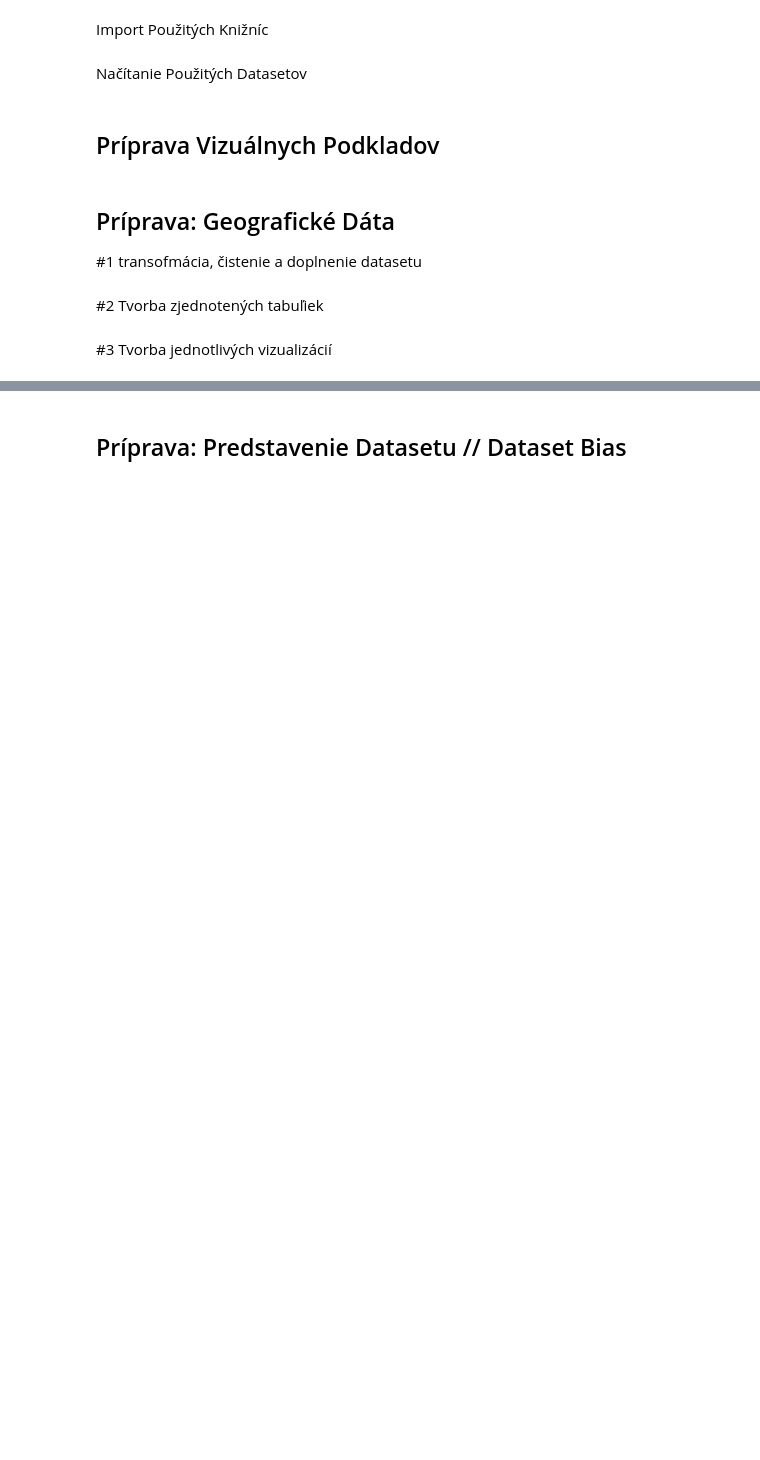
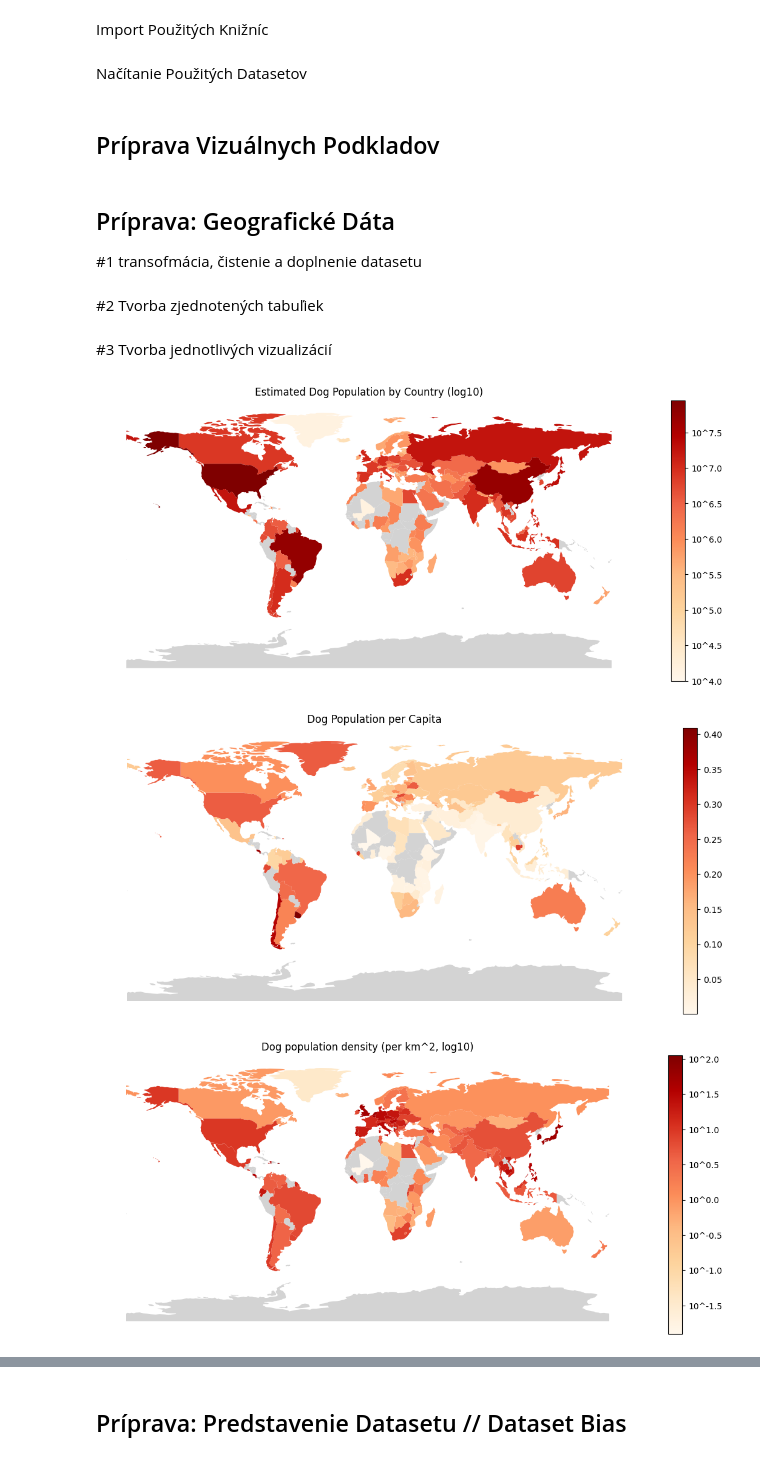
Before and after one commit to Retr-1/AnalyzaPsy, a Jupyter notebook: version.0.1.ipynb, the cells around one changed output, grey strips where cells are left out. Saved outputs shown, nothing was run; the diff lists cells and outputs as text; code cells hidden in the pictures; blank space fills up the shorter version.

```diff
--- a/version.0.1.ipynb
+++ b/version.0.1.ipynb
@@ -79,10 +79,13 @@ population_data['Country'] = population_data['Country'].replace(country_name_fix
 #Tvorba zjednotenej tabulky
 full_table = geografical_data.merge(population_data, on='Country', how='left')
 full_table['Dog Population per Capita'] = full_table['Estimated Dog Population'] / full_table['Population 2024']
+full_table["Area"] = pd.to_numeric(full_table['Area (km2)'].str.replace(r'K', 'e3', regex=True).str.replace(r'M', 'e6', regex=True))
+full_table["Dog Population Density"] = full_table["Estimated Dog Population"] / full_table["Area"]
 #Tvorba tabuliek pre vizualizácie
 merged = world_geography.merge(geografical_data, how='left', left_on='NAME', right_on='Country')
 merged["Estimated Dog Population log"] = np.log10(merged["Estimated Dog Population"])
 merged_per_capita = world_geography.merge(full_table, how='left', left_on='NAME', right_on='Country')
+merged_per_capita["Dog Population Density log"] = np.log10(merged_per_capita["Dog Population Density"])
 # %% [markdown]
 #3 Tvorba jednotlivých vizualizácií
 # %%
@@ -94,30 +97,54 @@ def geo_vytvor_populacia_psov():
         ax=ax,
         legend=True,
         cmap='OrRd',
         missing_kwds={"color": "lightgrey", "label": "No data"}
     )
     cbar = mapa.get_figure().get_axes()[-1]
     tick_values = cbar.get_yticks()
     cbar.set_yticklabels([f"10^{val:,}" for val in tick_values])
 
     plt.title("Estimated Dog Population by Country (log10)")
     plt.axis('off')
     plt.show()
 
 #Funkcia pre vytvorenie geografickej vizualizácie populácie psov na jedného obyvateľa v rôznych krajinách sveta
 def geo_vytvor_psy_na_hlavu():
     fig, ax = plt.subplots(figsize=(15, 6))
     merged_per_capita.plot(
     column='Dog Population per Capita',
     ax=ax,
     legend=True,
     cmap='OrRd',
     missing_kwds={"color": "lightgrey", "label": "No data"}
     )
     plt.title("Dog Population per Capita")
     plt.axis('off')
     plt.show()
 
+def geo_vytvor_hustotu_psov():
+    fig, ax = plt.subplots(figsize=(15, 6))
+    mapa = merged_per_capita.plot(
+    column='Dog Population Density log',
+    ax=ax,
+    legend=True,
+    cmap='OrRd',
+    missing_kwds={"color": "lightgrey", "label": "No data"}
+    )
+
+    cbar = mapa.get_figure().get_axes()[-1]
+    tick_values = cbar.get_yticks()
+    cbar.set_yticklabels([f"10^{val:,}" for val in tick_values])
+
+    plt.title("Dog population density (per km^2, log10)")
+    plt.axis('off')
+    plt.show()
+
+
 geo_vytvor_populacia_psov()
 geo_vytvor_psy_na_hlavu()
+geo_vytvor_hustotu_psov()
 #HUSTOTA NA KM4
+# %% [output]
+[figure, added]
+[figure, added]
+[figure, added]
```
Also changed, not shown: parts of 2 cells of this notebook.
